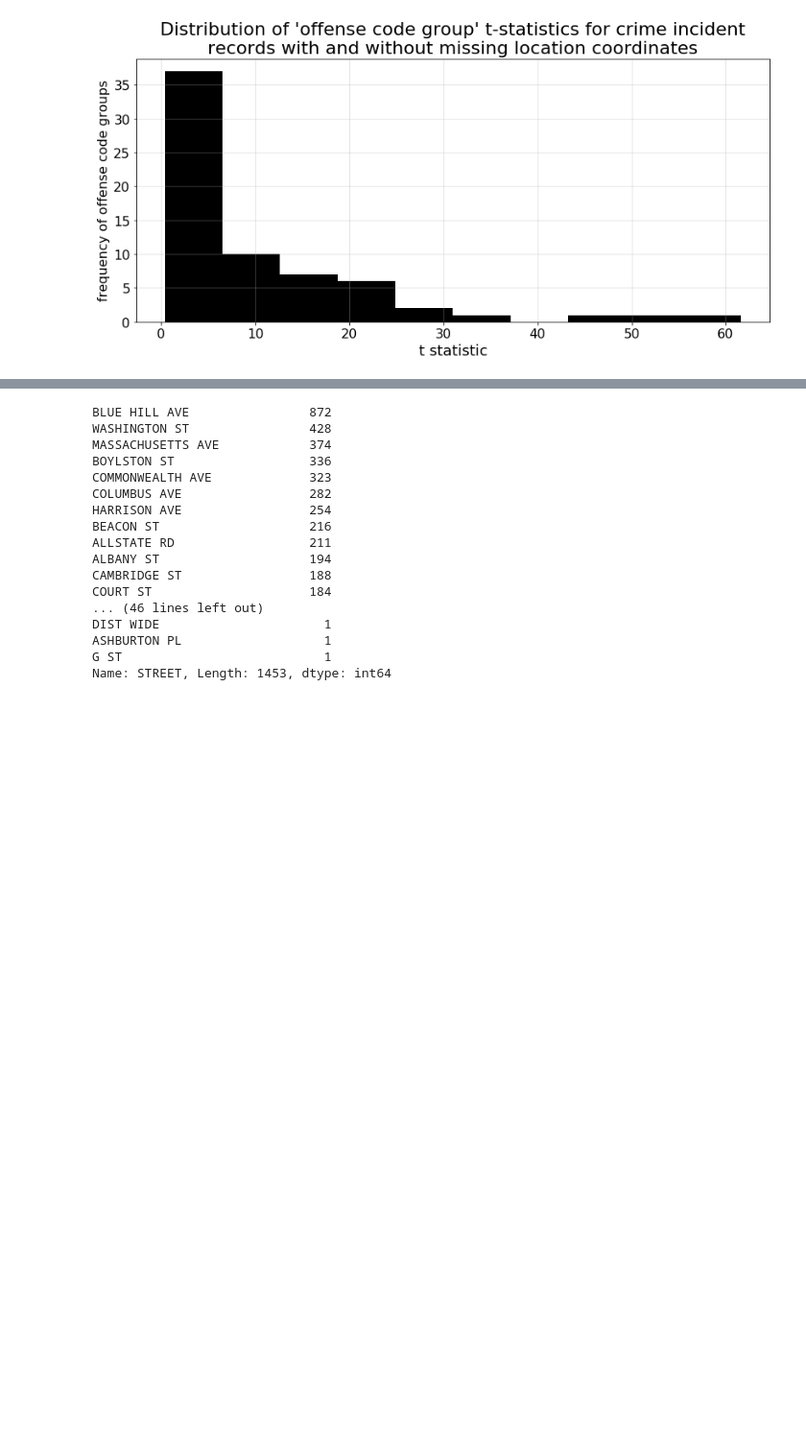
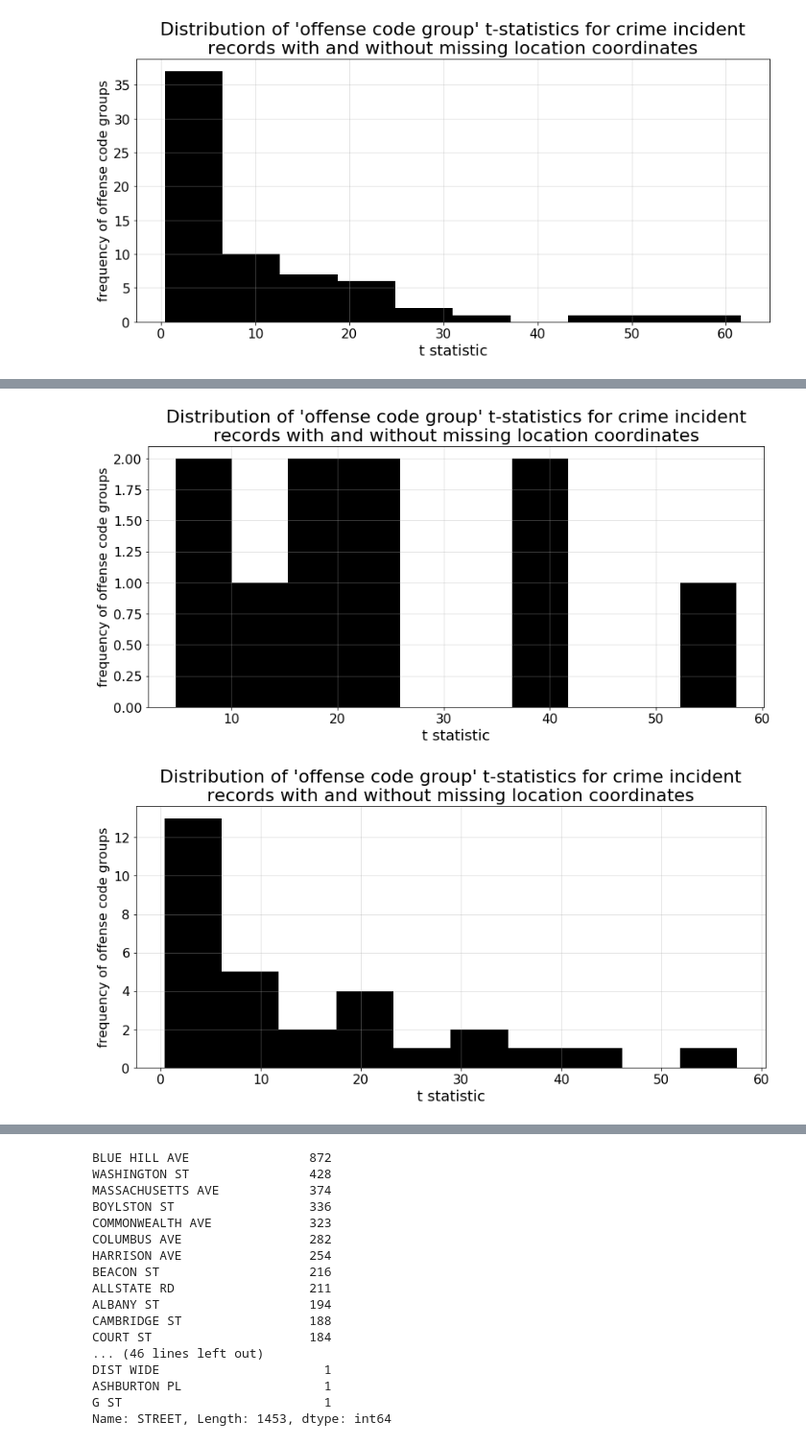
Before and after one commit to sedelmeyer/predicting-crime, a Jupyter notebook: notebooks/009_EDA_crime_incident_reports.ipynb, the cells around one changed output, grey strips where cells are left out. Shown at 96% size. Cells and saved outputs as stored; diff of their text form; code cells hidden in the pictures; blank space fills up the shorter version.

Commit message:
eda(crime): add offense cat mapping and plot t-stat comparison

```diff
--- a/notebooks/009_EDA_crime_incident_reports.ipynb
+++ b/notebooks/009_EDA_crime_incident_reports.ipynb
@@ -807,0 +796,3 @@ df_offense_groups_descr
+# %%
+# Read in key for mapping offense code groups to more general categories
+df_offense_mapkey = pd.read_csv(os.path.join(WRITEDIR_ROOT, 'crime-offense-category-match-key.csv'))
@@ -807,0 +851,4 @@ df_offense_groups_descr
+# %%
+# map offense code groups to new categories and sub-categories
+df_crime['offense-category'] = df_crime['OFFENSE_CODE_GROUP'].map(map_cat_dict)
+df_crime['offense-subcategory'] = df_crime['OFFENSE_CODE_GROUP'].map(map_subcat_dict)
@@ -807,0 +878,11 @@ df_offense_groups_descr
+# %%
+# Review t-statistics for coord vs. non-coord offense categories
+
+# create a one-hot encoded subset dataframe containing only categories
+# for 'offense-category' and 'offense-subcategory'
+df_offense_cats = pd.get_dummies(df_crime['offense-category'])
+df_offense_subcats = pd.get_dummies(df_crime['offense-subcategory'])
+
+# calculate t-stats for offense group records with and without coordinates
+offense_cat_tstats = calc_t_stats(df_offense_cats, df_crime['is_coord'], sort=True)
+offense_subcat_tstats = calc_t_stats(df_offense_subcats, df_crime['is_coord'], sort=True)
@@ -807,0 +923,45 @@ df_offense_groups_descr
+# %%
+# print t-stat histograms for all records for categories and subcateogies
+
+savefig = False
+
+fig, ax = plt.subplots(figsize=(12, 6))
+
+plt.title(
+    "Distribution of 'offense code group' t-statistics for crime incident\n"\
+    "records with and without missing location coordinates",
+    fontsize=22,
+)
+
+plt.hist(offense_cat_tstats, color='k')
+
+ax.tick_params(labelsize=16)
+ax.set_ylabel("frequency of offense code groups", fontsize=16)
+ax.set_xlabel("t statistic", fontsize=18)
+ax.grid(':', alpha=0.4)
+plt.tight_layout()
+if savefig:
+    plt.savefig(os.path.join(FIGURES_ROOT, 'crime-missing-coords-offense-tstat-hist.png'))
+plt.show();
+
+fig, ax = plt.subplots(figsize=(12, 6))
+
+plt.title(
+    "Distribution of 'offense code group' t-statistics for crime incident\n"\
+    "records with and without missing location coordinates",
+    fontsize=22,
+)
+
+plt.hist(offense_subcat_tstats, color='k')
+
+ax.tick_params(labelsize=16)
+ax.set_ylabel("frequency of offense code groups", fontsize=16)
+ax.set_xlabel("t statistic", fontsize=18)
+ax.grid(':', alpha=0.4)
+plt.tight_layout()
+if savefig:
+    plt.savefig(os.path.join(FIGURES_ROOT, 'crime-missing-coords-offense-tstat-hist.png'))
+plt.show();
+# %% [output]
+[figure, added]
+[figure, added]
```
Also changed, not shown: parts of 12 cells of this notebook.
